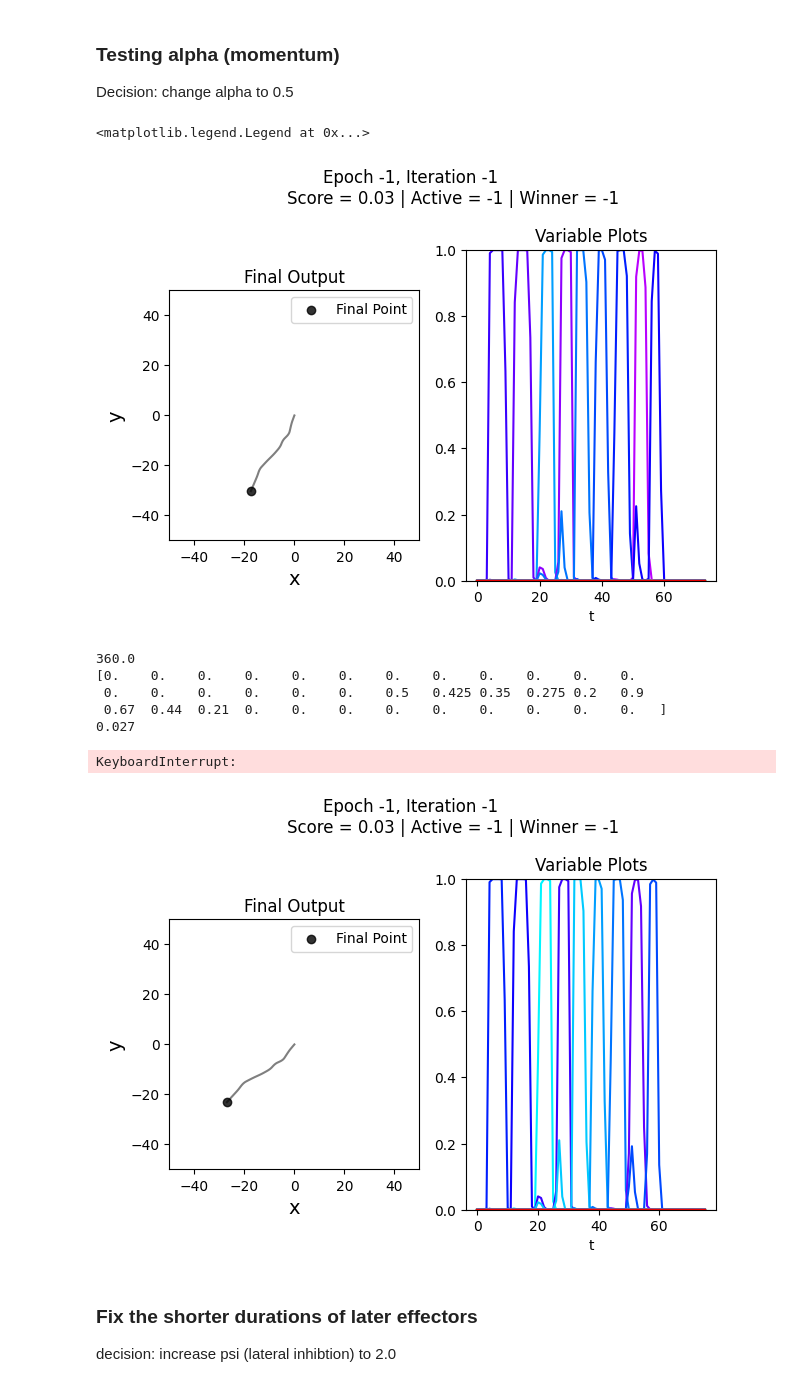
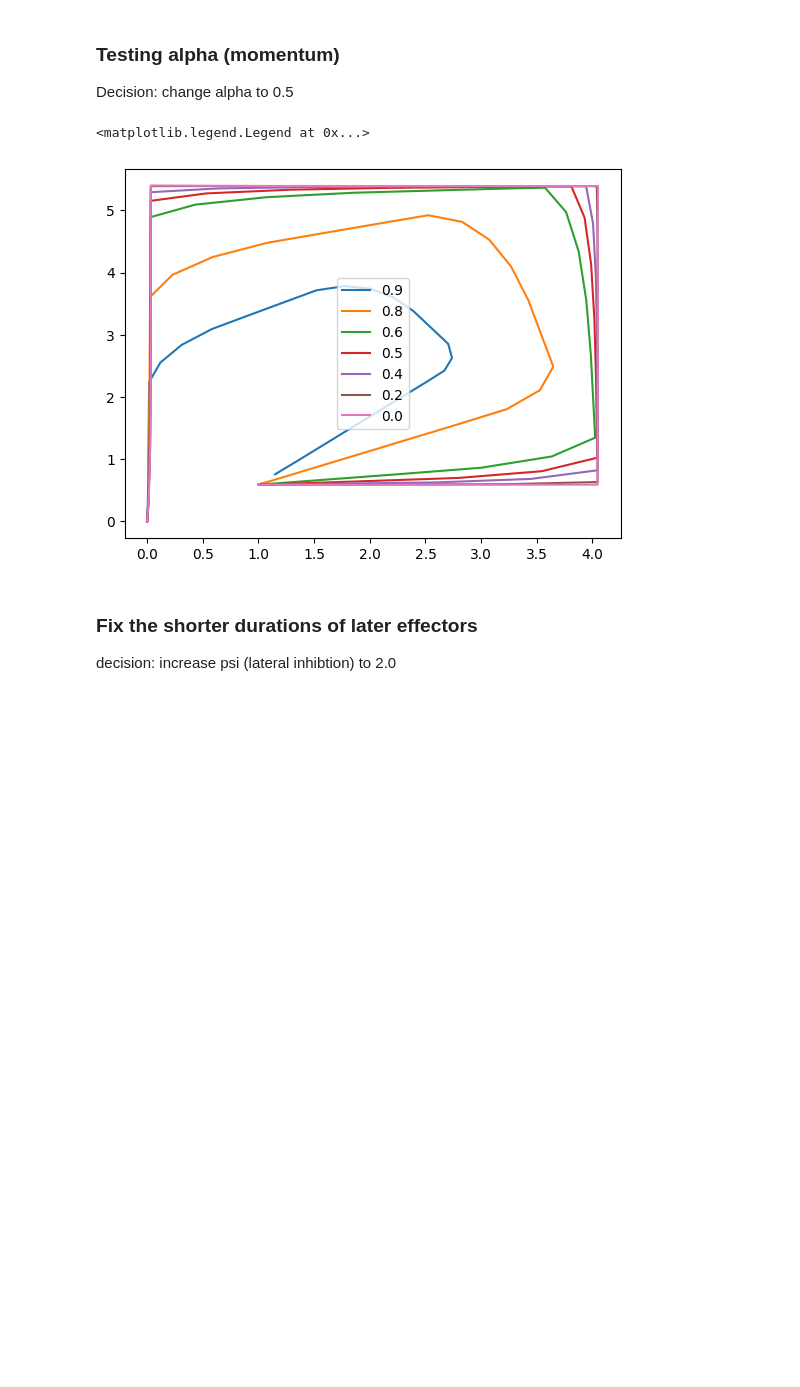
Before and after one commit to r-schad/Code-Ring-Network, a Jupyter notebook: effector_layer_testing.ipynb, the cells around one changed output. Saved outputs shown, nothing was run; the diff lists cells and outputs as text; code cells hidden in the pictures; blank space fills up the shorter version.

Commit message:
effector layer testing and potential param tweaks

```diff
--- a/effector_layer_testing.ipynb
+++ b/effector_layer_testing.ipynb
@@ -446,37 +402,8 @@ crn.ring_layer.psi = 1.2
 c1 = np.zeros(crn.ring_layer.num_ring_units)
 c1[[9,0,27,18]] = np.linspace(1,0.5,len([9,0,27,18]))
 score = 0.0
-while score < 0.1:
-    # code_input = np.concatenate((np.linspace(1, min_activity_value+0.2, num_desired_high), np.zeros(crn.ring_layer.num_ring_units-num_desired_high)))
-    # r = np.random.randint(0, crn.ring_layer.num_ring_units)
-    # code_input = np.roll(code_input, r)
-    # code_input = bimodal_exponential_noise(num_low=noise_num_low,
-    #                                     num_high=noise_num_high,
-    #                                     noise_rate_low=noise_rate_low,
-    #                                     noise_rate_high=noise_rate_high,
-    #                                     shuffle=False,
-    #                                     clip_01=True)
-    ideal = np.concatenate((np.linspace(0.2, 0.5, noise_num_high-4), np.zeros(noise_num_low), np.linspace(0.21, 0.9, 4)))
-    random_roll = np.random.randint(0, crn.code_layer.num_code_units)
-    flip_vector = 1 # np.random.randint(0,2)
-
-    if flip_vector:
-        code_input = np.flip(np.roll(ideal, random_roll))
-    else:
-        code_input = np.roll(ideal, random_roll)
-
-
-    code_output = np.where(code_input >= min_activity_value, code_input, 0.0)
-
-    # determine outp
-    roll_val = np.random.randint(0, crn.code_layer.num_code_units)
-    code_input = np.roll(code_input, roll_val)
-    code_output = np.where(code_input >= min_activity_value, code_input, 0.0)
-
-    score = nominal_ang_dev_metric(code_output, min_activity_value=min_activity_value, penalty_rate=-0.01)
 
 # c1 = np.array(np.concatenate(([0.9], np.zeros(3), [0.85], np.zeros(3), [0.8], np.zeros(3), [0.75], np.zeros(3), [0.7], np.zeros(3), [0.65], np.zeros(3), [0.6], np.zeros(3), [0.55], np.zeros(3), [0.5], np.zeros(3))))
-
 
 code_output = np.where(c1 >= min_activity_value, c1, 0.0)
 ring_input = crn.code_layer.weights_to_ring_from_code @ code_output
@@ -548,41 +475,34 @@ crn.ring_layer.alpha = 0.2
 
 # c2 - alpha=0.2
 # c1 = np.array(np.concatenate(([0.9], np.zeros(3), [0.85], np.zeros(3), [0.8], np.zeros(3), [0.75], np.zeros(3), [0.7], np.zeros(3), [0.65], np.zeros(3), [0.6], np.zeros(3), [0.55], np.zeros(3), [0.54], np.zeros(3))))
 code_output = np.where(c1 >= min_activity_value, c1, 0.0)
 ring_input = crn.code_layer.weights_to_ring_from_code @ code_output
 dur_output = crn.duration_layer.activate(durs)
 v_series, z_series, u_series, I_prime_series = crn.ring_layer.activate(ring_input, dur_output, t_max=t_max, t_steps=max_t_steps)
 t_steps = z_series.shape[1]
 x_series, y_series = crn.ring_layer.create_drawing(z_series, t_steps)
 # crn.plot_results(x_series, y_series, np.array([]), ring_input, [], [], z_series, I_prime_series, '', 0, 0, 0, 0, 0, False, False, xmin=-PLOT_MINMAX,xmax=PLOT_MINMAX, ymin=-PLOT_MINMAX, ymax=PLOT_MINMAX)
 
 plt.plot(x_series, y_series, label=f'{crn.ring_layer.alpha}')
 
 crn.ring_layer.alpha = 0.0
 
 # c2 - alpha=0.0
 # c1 = np.array(np.concatenate(([0.9], np.zeros(3), [0.85], np.zeros(3), [0.8], np.zeros(3), [0.75], np.zeros(3), [0.7], np.zeros(3), [0.65], np.zeros(3), [0.6], np.zeros(3), [0.55], np.zeros(3), [0.54], np.zeros(3))))
 code_output = np.where(c1 >= min_activity_value, c1, 0.0)
 ring_input = crn.code_layer.weights_to_ring_from_code @ code_output
 dur_output = crn.duration_layer.activate(durs)
 v_series, z_series, u_series, I_prime_series = crn.ring_layer.activate(ring_input, dur_output, t_max=t_max, t_steps=max_t_steps)
 t_steps = z_series.shape[1]
 x_series, y_series = crn.ring_layer.create_drawing(z_series, t_steps)
 # crn.plot_results(x_series, y_series, np.array([]), ring_input, [], [], z_series, I_prime_series, '', 0, 0, 0, 0, 0, False, False, xmin=-PLOT_MINMAX,xmax=PLOT_MINMAX, ymin=-PLOT_MINMAX, ymax=PLOT_MINMAX)
 
 plt.plot(x_series, y_series, label=f'{crn.ring_layer.alpha}')
 
 plt.legend()
 # %% [output]
 <matplotlib.legend.Legend at 0x...>
-[figure, old version]
+[figure, new version]
-360.0
-[0.    0.    0.    0.    0.    0.    0.    0.    0.    0.    0.    0.
- 0.    0.    0.    0.    0.    0.    0.5   0.425 0.35  0.275 0.2   0.9
- 0.67  0.44  0.21  0.    0.    0.    0.    0.    0.    0.    0.    0.   ]
-0.027
-KeyboardInterrupt:
-[figure, removed]
 # %% [markdown]
 ### Fix the shorter durations of later effectors
 decision: increase psi (lateral inhibtion) to 2.0
```
Also changed, not shown: parts of 4 cells of this notebook, 2 other files.
